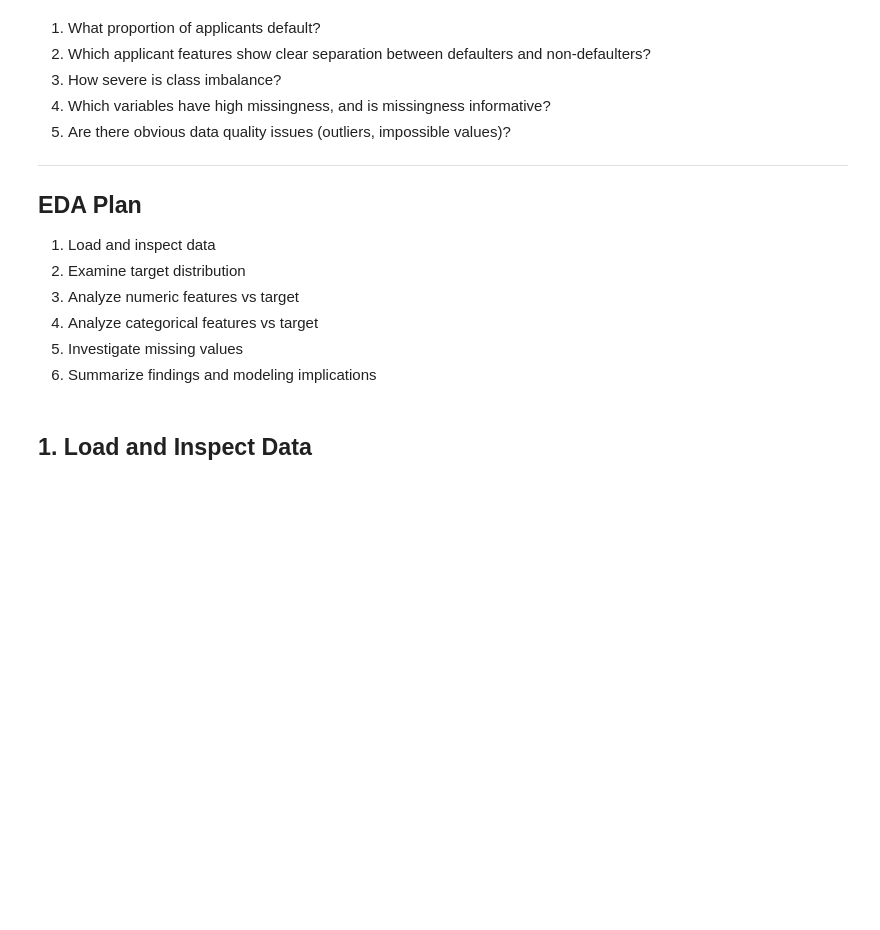
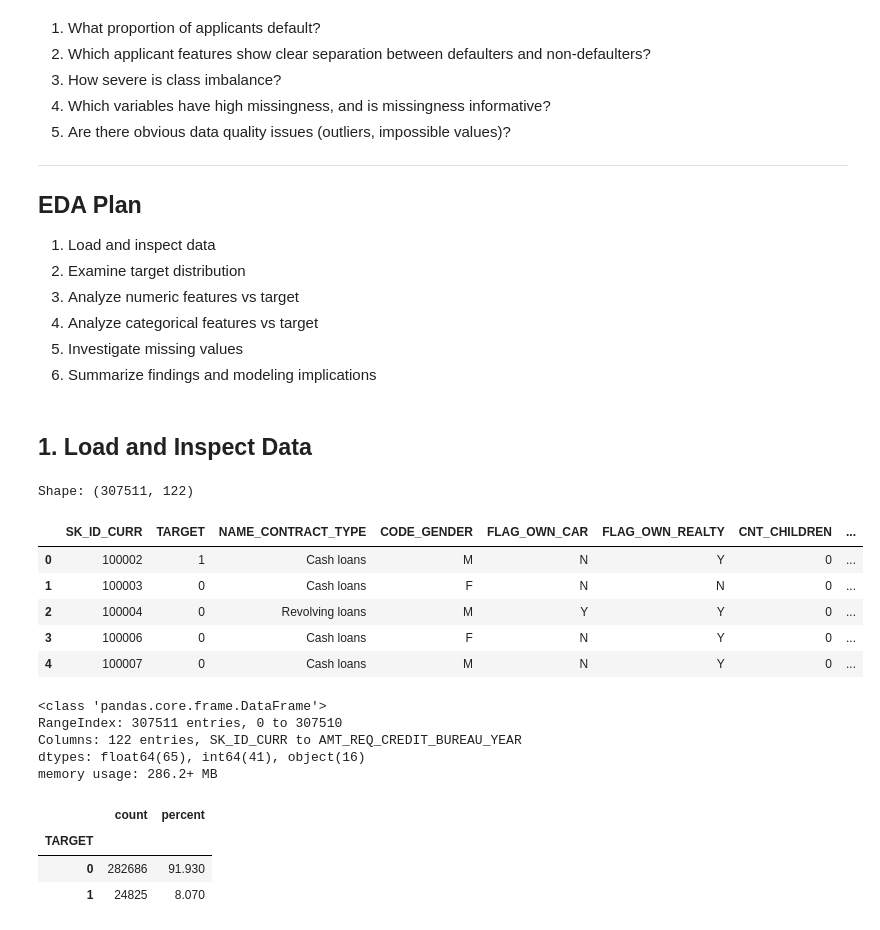
Before and after one commit to jakeybat972/home-credit-default-risk, a Jupyter notebook: notebooks/01-eda.ipynb, the cells around one changed output. Saved outputs shown, nothing was run; the diff lists cells and outputs as text; code cells hidden in the pictures; blank space fills up the shorter version.

```diff
--- a/notebooks/01-eda.ipynb
+++ b/notebooks/01-eda.ipynb
@@ -42,0 +58,37 @@ Key target definition:
+# %%
+DATA_PATH = "data/home-credit-default-risk/application_train.csv"
+df = pd.read_csv(DATA_PATH)
+
+print("Shape:", df.shape)
+df.head()
+# %% [output]
+Shape: (307511, 122)
+|  | SK_ID_CURR | TARGET | NAME_CONTRACT_TYPE | CODE_GENDER | FLAG_OWN_CAR | FLAG_OWN_REALTY | CNT_CHILDREN | ... |
+| 0 | 100002 | 1 | Cash loans | M | N | Y | 0 | ... |
+| 1 | 100003 | 0 | Cash loans | F | N | N | 0 | ... |
+| 2 | 100004 | 0 | Revolving loans | M | Y | Y | 0 | ... |
+| 3 | 100006 | 0 | Cash loans | F | N | Y | 0 | ... |
+| 4 | 100007 | 0 | Cash loans | M | N | Y | 0 | ... |
+# %%
+df.info()
+# %% [output]
+<class 'pandas.core.frame.DataFrame'>
+RangeIndex: 307511 entries, 0 to 307510
+Columns: 122 entries, SK_ID_CURR to AMT_REQ_CREDIT_BUREAU_YEAR
+dtypes: float64(65), int64(41), object(16)
+memory usage: 286.2+ MB
+# %%
+target_counts = df["TARGET"].value_counts()
+target_rates = df["TARGET"].value_counts(normalize=True)
+
+summary = pd.DataFrame({
+    "count": target_counts,
+    "percent": (target_rates * 100).round(2)
+})
+
+summary
+# %% [output]
+|  | count | percent |
+| TARGET |  |  |
+| 0 | 282686 | 91.930 |
+| 1 | 24825 | 8.070 |
```
Also changed, not shown: parts of 3 cells of this notebook, 1 other file.
